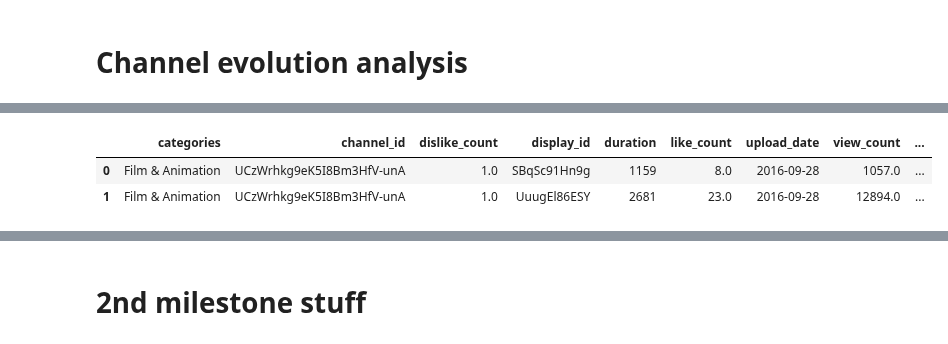
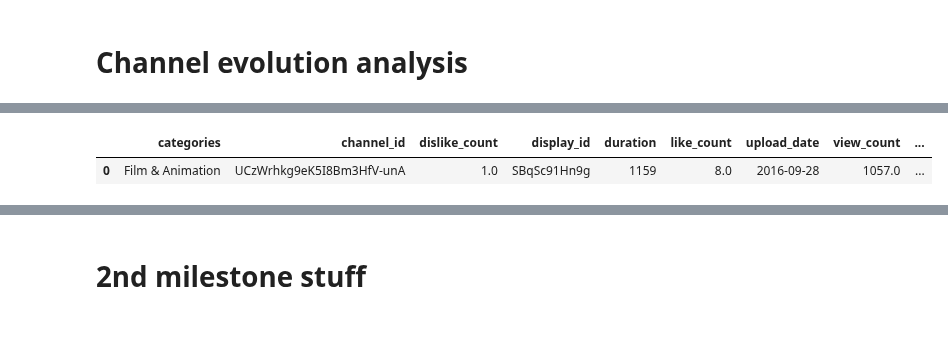
Before and after one commit to kamilmellouk/kadabros, a Jupyter notebook: notebooks/Pierre_eda.ipynb, the cells around one changed output, grey strips where cells are left out. Drawn from its saved outputs; the diff is of its cells as text; code cells hidden in the pictures.

```diff
--- a/notebooks/Pierre_eda.ipynb
+++ b/notebooks/Pierre_eda.ipynb
@@ -29,17 +33,16 @@ df_feather = feather.read_feather(os.path.join(DATA_PATH, 'yt_metadata_helper.fe
 # %%
 channels["join_date"] = pd.to_datetime(channels["join_date"])
 timeseries["datetime"] = pd.to_datetime(timeseries["datetime"])
 df_feather["upload_date"] = pd.to_datetime(df_feather["upload_date"])
 df_feather["year_month"] = df_feather['upload_date'].dt.to_period('M')
 df_feather["like_rate"] = df_feather["like_count"] / (df_feather["like_count"] + df_feather["dislike_count"])
 channels_PB = channels[channels['category_cc'] == "People & Blogs"]
 df_feather_PB = df_feather[df_feather["channel_id"].isin(channels_PB["channel"])]
 timeseries_PB = timeseries[timeseries['channel'].isin(channels_PB['channel'])]
-df_feather.head(2)
+df_feather.head(1)
 # %% [output]
 |  | categories | channel_id | dislike_count | display_id | duration | like_count | upload_date | view_count | ... |
 | 0 | Film & Animation | UCzWrhkg9eK5I8Bm3HfV-unA | 1.0 | SBqSc91Hn9g | 1159 | 8.0 | 2016-09-28 | 1057.0 | ... |
-| 1 | Film & Animation | UCzWrhkg9eK5I8Bm3HfV-unA | 1.0 | UuugEl86ESY | 2681 | 23.0 | 2016-09-28 | 12894.0 | ... |
 # %%
 channels_PB.sample(1)
 # %% [output]
```
Also changed, not shown: parts of 19 cells of this notebook.
